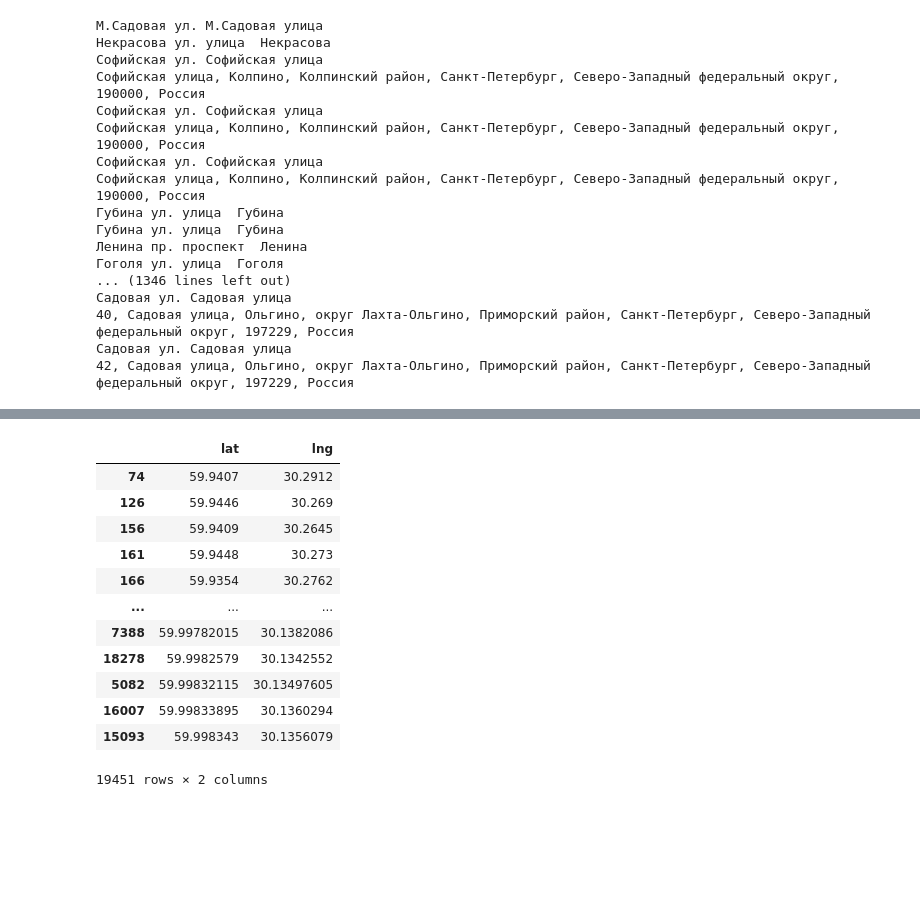
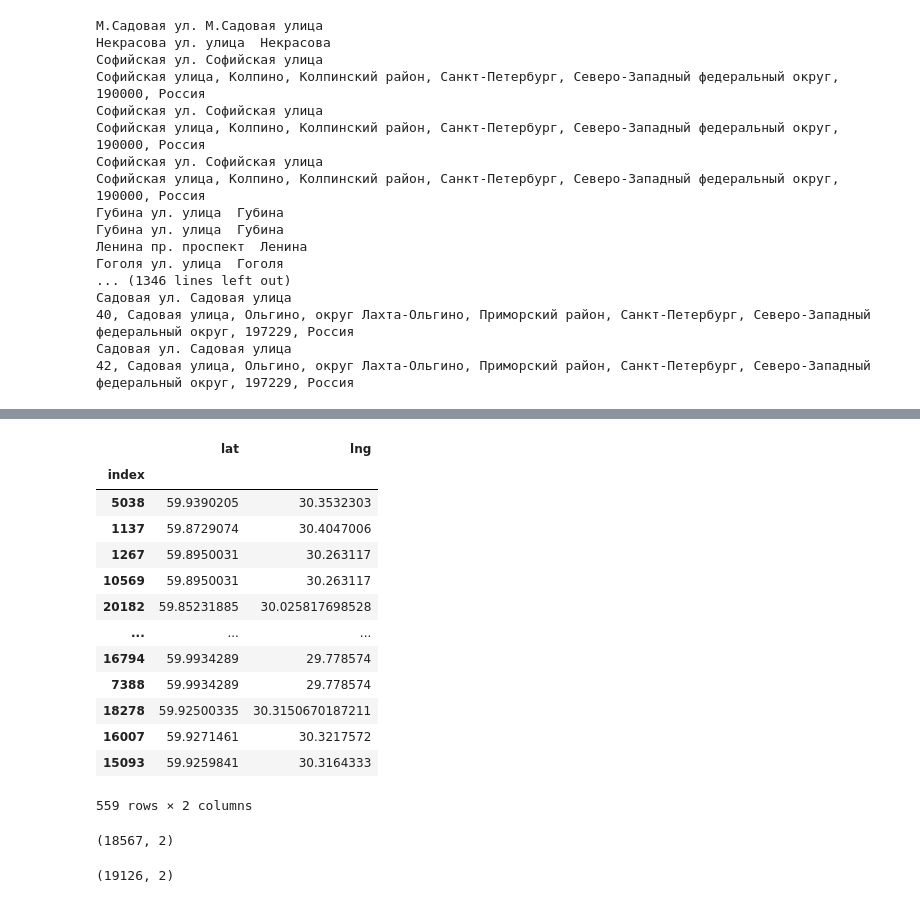
Before and after one commit to WGussev/StPHousing, a Jupyter notebook: geocoding.ipynb, the cells around one changed output, grey strips where cells are left out. Drawn from its saved outputs; the diff is of its cells as text; code cells hidden in the pictures; blank space fills up the shorter version.

```diff
--- a/geocoding.ipynb
+++ b/geocoding.ipynb
@@ -140,6 +204,24 @@ error.head()
 | 1137 | Софийская ул. | 32 | 2 | А | Фрунзенский | Софийская улица | Санкт-Петербург, Софийская улица ... | Софийская улица, Колпино, Колпинс... | ... |
 | 18415 | Софийская ул. | 26-28 | NaN | А | Выборгский | Софийская улица | Санкт-Петербург, Софийская улица ... | Софийская улица, Колпино, Колпинс... | ... |
 # %%
-points_correction = df_addr[['lat', 'lon']]
+results = results.set_index('index')
+points_correction = results[['lat', 'lon']]
 points_correction.columns = ['lat', 'lng']
+# %%
+points_correction
+# %% [output]
+|  | lat | lng |
+| index |  |  |
+| 5038 | 59.9390205 | 30.3532303 |
+| 1137 | 59.8729074 | 30.4047006 |
+| 1267 | 59.8950031 | 30.263117 |
+| 10569 | 59.8950031 | 30.263117 |
+| 20182 | 59.85231885 | 30.025817698528 |
+| ... | ... | ... |
+| 16794 | 59.9934289 | 29.778574 |
+| 7388 | 59.9934289 | 29.778574 |
+| 18278 | 59.92500335 | 30.3150670187211 |
+| 16007 | 59.9271461 | 30.3217572 |
+| 15093 | 59.9259841 | 30.3164333 |
+559 rows × 2 columns
 # %%
@@ -148,18 +230,12 @@ points = points.drop(points_correction.index)
+# %%
+points.shape
+# %% [output]
+(18567, 2)
 # %%
-points.append(points_correction)
+points = points.append(points_correction)
-# %% [output]
-|  | lat | lng |
-| 74 | 59.9407 | 30.2912 |
-| 126 | 59.9446 | 30.269 |
-| 156 | 59.9409 | 30.2645 |
-| 161 | 59.9448 | 30.273 |
-| 166 | 59.9354 | 30.2762 |
-| ... | ... | ... |
-| 7388 | 59.99782015 | 30.1382086 |
-| 18278 | 59.9982579 | 30.1342552 |
-| 5082 | 59.99832115 | 30.13497605 |
-| 16007 | 59.99833895 | 30.1360294 |
-| 15093 | 59.998343 | 30.1356079 |
-19451 rows × 2 columns
 # %%
 points.to_csv('points_corr.csv')
+# %%
+points.shape
+# %% [output]
+(19126, 2)
```
Also changed, not shown: parts of 12 cells of this notebook, 42 other files.
